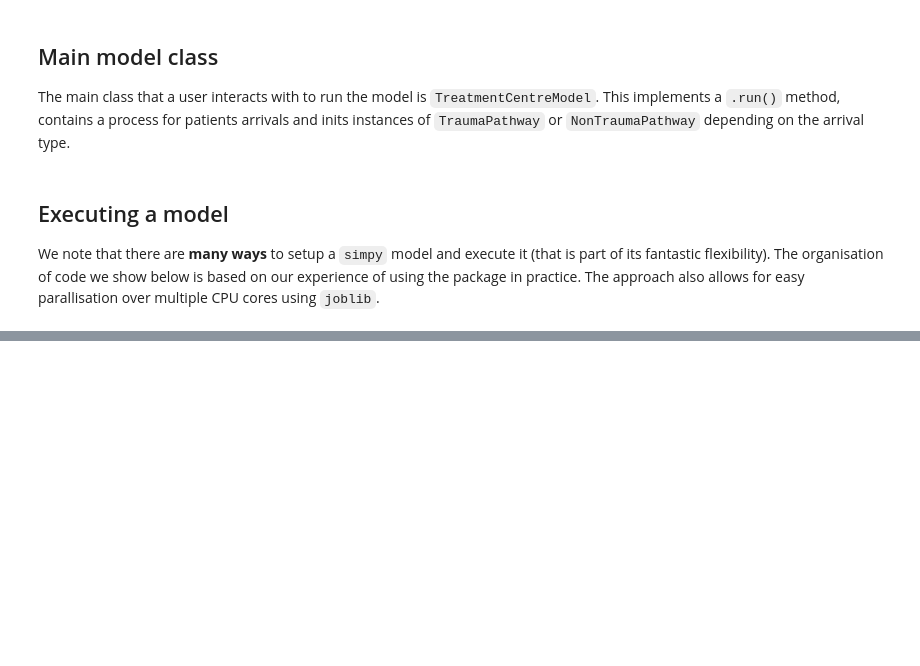
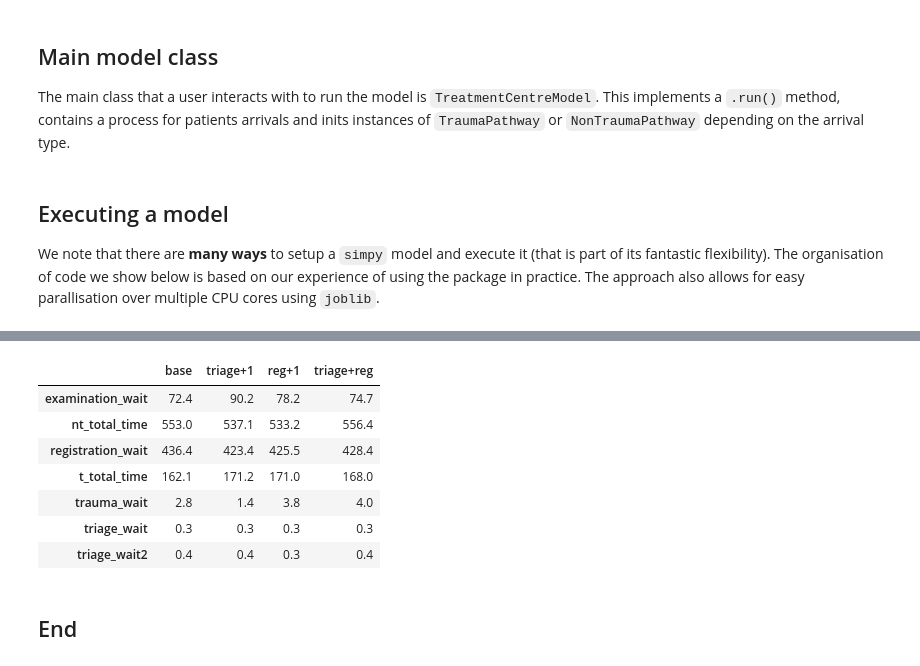
Before and after one commit to TomMonks/open-science-for-sim, a Jupyter notebook: src/notebooks/01_foss_sim/01_simpy.ipynb, the cells around one changed output, grey strips where cells are left out. Cells and saved outputs as stored; diff of their text form; code cells hidden in the pictures; blank space fills up the shorter version.

```diff
--- a/src/notebooks/01_foss_sim/01_simpy.ipynb
+++ b/src/notebooks/01_foss_sim/01_simpy.ipynb
@@ -970,0 +1087,11 @@ Running multiple replications => done.
+# %%
+#number of replications
+N_REPS = 20
+
+#get the scenarios
+scenarios = get_scenarios()
+
+#run the scenario analysis
+scenario_results = run_scenario_analysis(scenarios,
+                                         DEFAULT_RESULTS_COLLECTION_PERIOD,
+                                         N_REPS)
@@ -970,0 +1111,39 @@ Running multiple replications => done.
+# %%
+def scenario_summary_frame(scenario_results):
+    '''
+    Mean results for each performance measure by scenario
+
+    Parameters:
+    ----------
+    scenario_results: dict
+        dictionary of replications.
+        Key identifies the performance measure
+
+    Returns:
+    -------
+    pd.DataFrame
+    '''
+    columns = []
+    summary = pd.DataFrame()
+    for sc_name, replications in scenario_results.items():
+        summary = pd.concat([summary, replications.mean()], axis=1)
+        columns.append(sc_name)
+
+    summary.columns = columns
+    return summary
+# %%
+#as well as rounding you may want to rename the cols/rows to
+#more readable alternatives.
+summary_frame = scenario_summary_frame(scenario_results)
+summary_frame.round(1)
+# %% [output]
+|  | base | triage+1 | reg+1 | triage+reg |
+| examination_wait | 72.4 | 90.2 | 78.2 | 74.7 |
+| nt_total_time | 553.0 | 537.1 | 533.2 | 556.4 |
+| registration_wait | 436.4 | 423.4 | 425.5 | 428.4 |
+| t_total_time | 162.1 | 171.2 | 171.0 | 168.0 |
+| trauma_wait | 2.8 | 1.4 | 3.8 | 4.0 |
+| triage_wait | 0.3 | 0.3 | 0.3 | 0.3 |
+| triage_wait2 | 0.4 | 0.4 | 0.3 | 0.4 |
+# %% [markdown]
+## End
```
Also changed, not shown: parts of 23 cells of this notebook.
